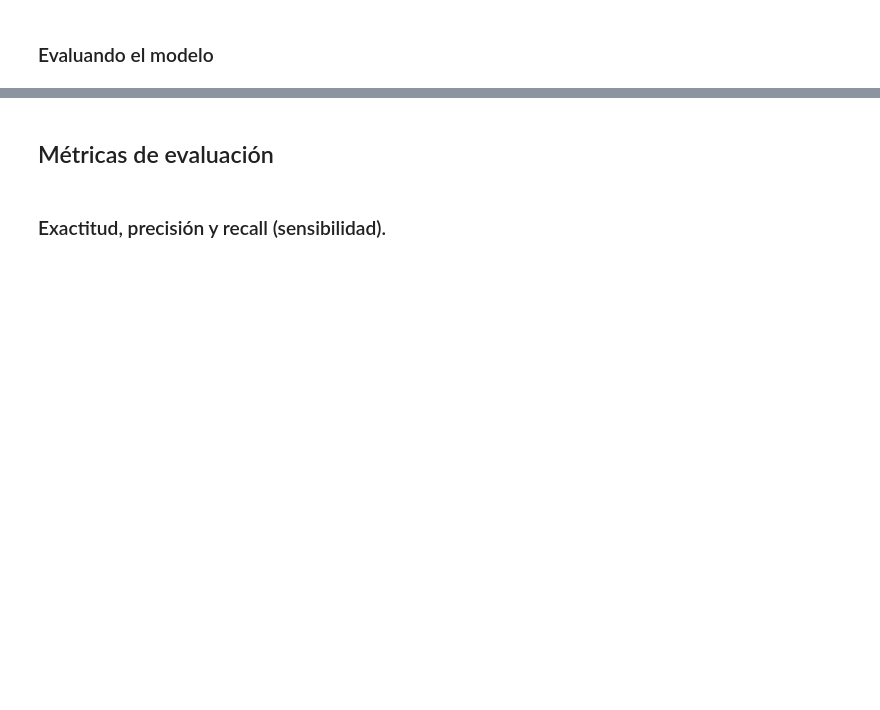
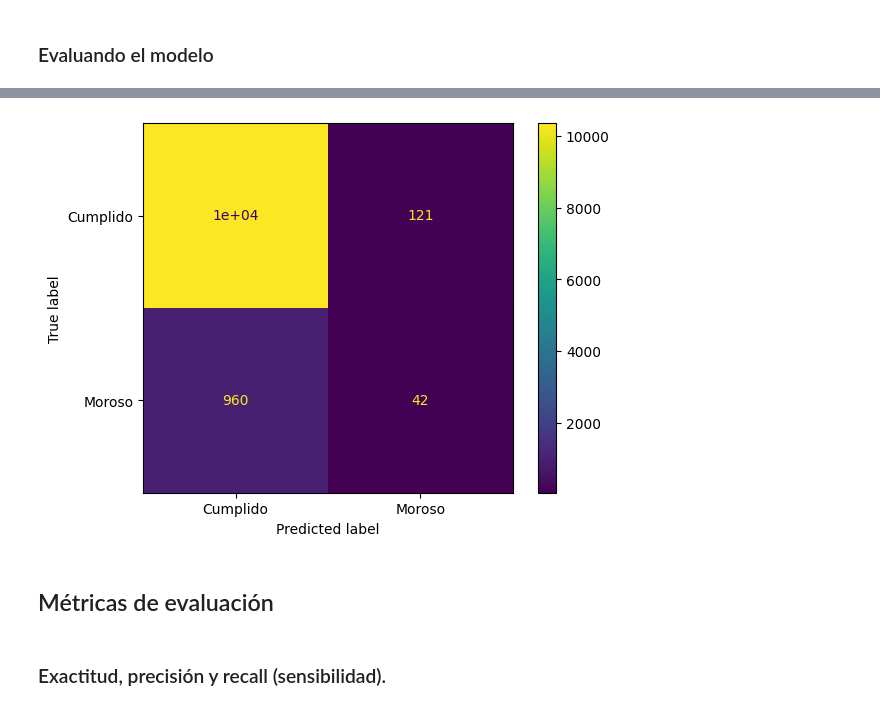
Before and after one commit to alejagamez26/DS, a Jupyter notebook: Clasificacion_validacion_y_metricas.ipynb, the cells around one changed output, grey strips where cells are left out. Saved outputs shown, nothing was run; the diff lists cells and outputs as text; code cells hidden in the pictures; blank space fills up the shorter version.

```diff
--- a/Clasificacion_validacion_y_metricas.ipynb
+++ b/Clasificacion_validacion_y_metricas.ipynb
@@ -35,3 +98,8 @@ Con el objetivo de verificar la capacidad de generalización de un modelo, debem
+# %%
+visualizacion_matriz = ConfusionMatrixDisplay(matriz_confusion, display_labels = ['Cumplido', 'Moroso'])
+visualizacion_matriz.plot();
+# %% [output]
+[figure, added]
 # %% [markdown]
 ## <font color='dark'>Métricas de evaluación</h1>
 # %% [markdown]
```
Also changed, not shown: parts of 57 cells of this notebook.
